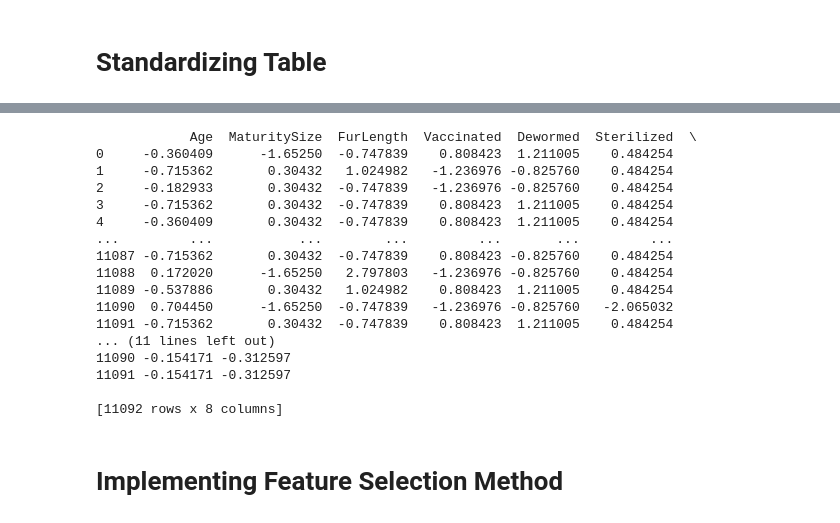
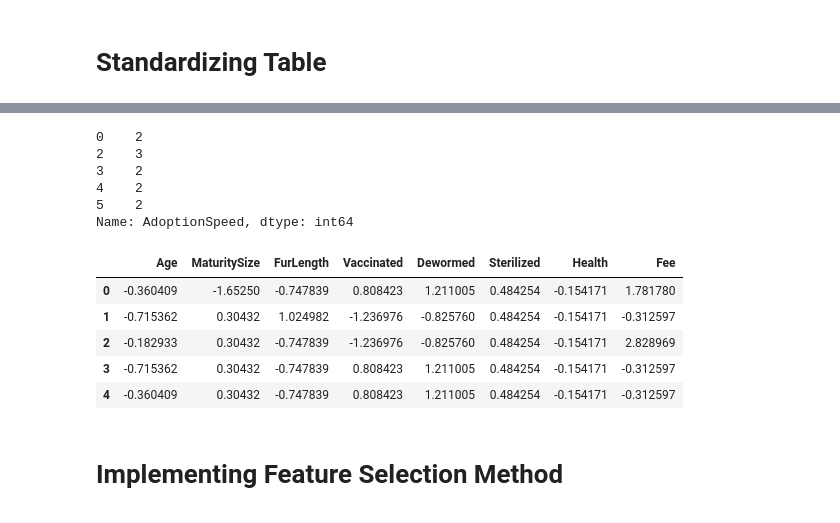
Before and after one commit to naufaldi-fir/adoption-prediction-project, a Jupyter notebook: standard-scaler-naufaldi.ipynb, the cells around one changed output, grey strips where cells are left out. Cells and saved outputs as stored; diff of their text form; code cells hidden in the pictures.

```diff
--- a/standard-scaler-naufaldi.ipynb
+++ b/standard-scaler-naufaldi.ipynb
@@ -292,25 +285,24 @@ print(table_scaled)
+# %%
+y.head()
+# %% [output]
+0    2
+2    3
+3    2
+4    2
+5    2
+Name: AdoptionSpeed, dtype: int64
 # %%
 # Naming the columns
-table_scaled.set_axis(ordinal_feature, axis = 1, inplace = True)
-print(table_scaled)
+ordinal_feature=[ 'Age', 'MaturitySize',"FurLength", 'Vaccinated', 'Dewormed', 'Sterilized', 'Health', 'Fee']
+X_scaled.set_axis(ordinal_feature, axis = 1, inplace = True)
+X_scaled.head()
 # %% [output]
-            Age  MaturitySize  FurLength  Vaccinated  Dewormed  Sterilized  \
-0     -0.360409      -1.65250  -0.747839    0.808423  1.211005    0.484254
-1     -0.715362       0.30432   1.024982   -1.236976 -0.825760    0.484254
-2     -0.182933       0.30432  -0.747839   -1.236976 -0.825760    0.484254
-3     -0.715362       0.30432  -0.747839    0.808423  1.211005    0.484254
-4     -0.360409       0.30432  -0.747839    0.808423  1.211005    0.484254
-...         ...           ...        ...         ...       ...         ...
-11087 -0.715362       0.30432  -0.747839    0.808423 -0.825760    0.484254
-11088  0.172020      -1.65250   2.797803   -1.236976 -0.825760    0.484254
-11089 -0.537886       0.30432   1.024982    0.808423  1.211005    0.484254
-11090  0.704450      -1.65250  -0.747839   -1.236976 -0.825760   -2.065032
-11091 -0.715362       0.30432  -0.747839    0.808423  1.211005    0.484254
-... (11 lines left out)
-11090 -0.154171 -0.312597
-11091 -0.154171 -0.312597
-
-[11092 rows x 8 columns]
+|  | Age | MaturitySize | FurLength | Vaccinated | Dewormed | Sterilized | Health | Fee |
+| 0 | -0.360409 | -1.65250 | -0.747839 | 0.808423 | 1.211005 | 0.484254 | -0.154171 | 1.781780 |
+| 1 | -0.715362 | 0.30432 | 1.024982 | -1.236976 | -0.825760 | 0.484254 | -0.154171 | -0.312597 |
+| 2 | -0.182933 | 0.30432 | -0.747839 | -1.236976 | -0.825760 | 0.484254 | -0.154171 | 2.828969 |
+| 3 | -0.715362 | 0.30432 | -0.747839 | 0.808423 | 1.211005 | 0.484254 | -0.154171 | -0.312597 |
+| 4 | -0.360409 | 0.30432 | -0.747839 | 0.808423 | 1.211005 | 0.484254 | -0.154171 | -0.312597 |
 # %% [markdown]
 # Implementing Feature Selection Method
 # %% [markdown]
```
Also changed, not shown: parts of 9 cells of this notebook.
